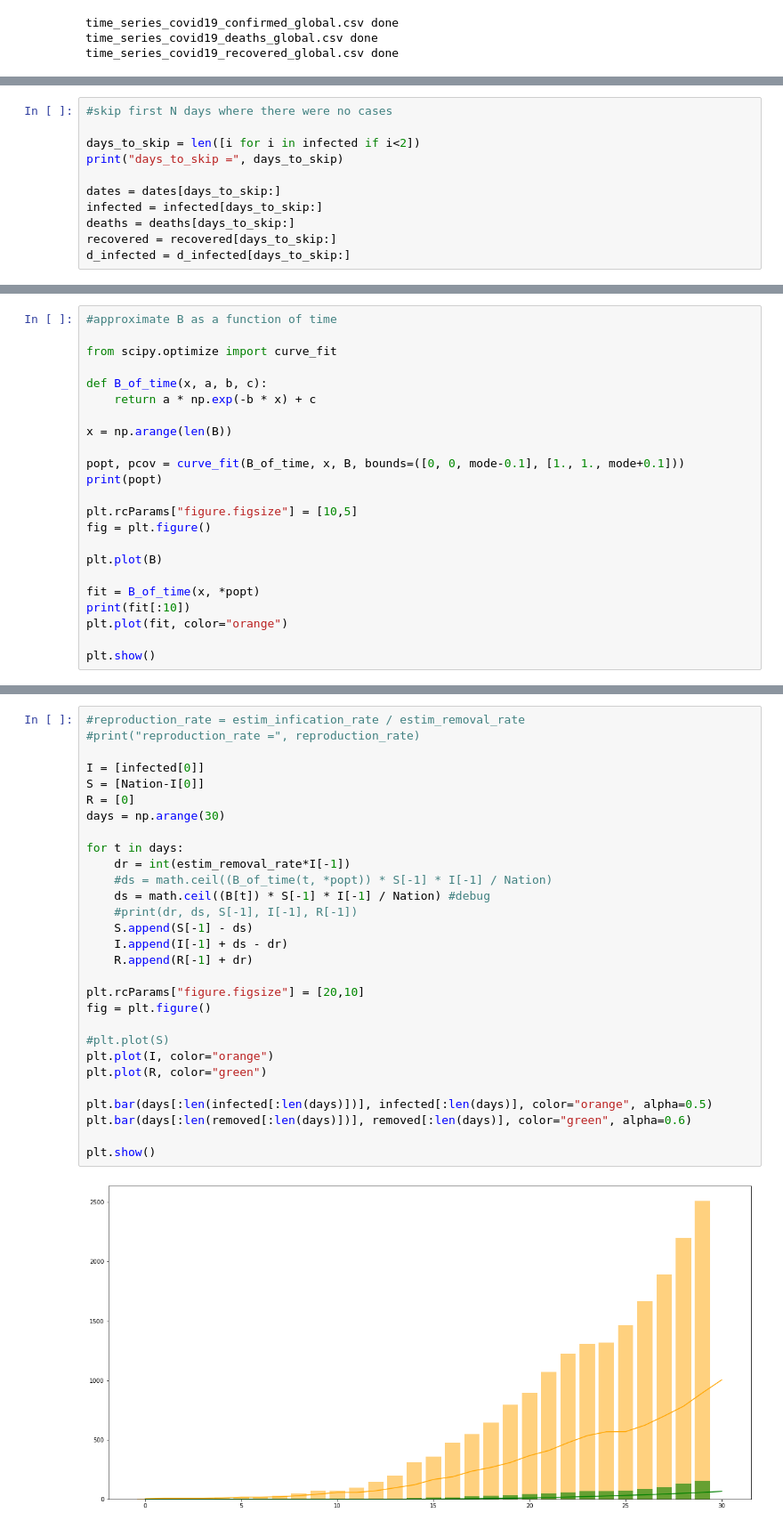
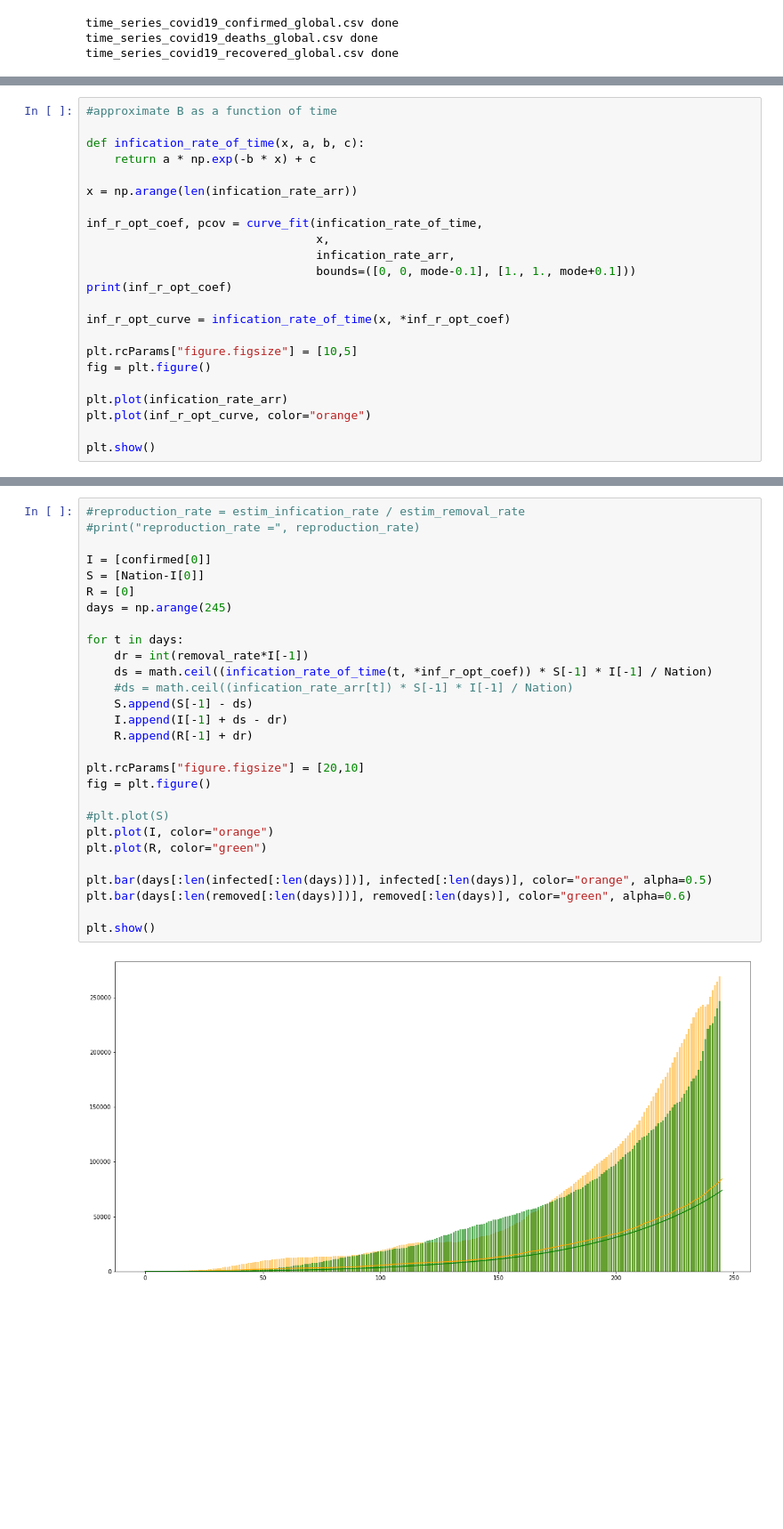
Before and after one commit to FelisLynx/corona_predictor, a Jupyter notebook: corona_predictor_SIR.ipynb, the cells around one changed output, grey strips where cells are left out. Shown at 89% size. Saved outputs shown, nothing was run; the diff lists cells and outputs as text; blank space fills up the shorter version.

```diff
--- a/corona_predictor_SIR.ipynb
+++ b/corona_predictor_SIR.ipynb
@@ -61,11 +91,0 @@ d_infected = [0] + [j-i for i, j in zip(infected, infected[1:])]
-# %%
-#skip first N days where there were no cases
-
-days_to_skip = len([i for i in infected if i<2])
-print("days_to_skip =", days_to_skip)
-
-dates = dates[days_to_skip:]
-infected = infected[days_to_skip:]
-deaths = deaths[days_to_skip:]
-recovered = recovered[days_to_skip:]
-d_infected = d_infected[days_to_skip:]
@@ -198,24 +189,24 @@ hist mode = 0.026666667733333375
 # %%
 #approximate B as a function of time
 
-from scipy.optimize import curve_fit
-
-def B_of_time(x, a, b, c):
+def infication_rate_of_time(x, a, b, c):
     return a * np.exp(-b * x) + c
 
-x = np.arange(len(B))
+x = np.arange(len(infication_rate_arr))
 
-popt, pcov = curve_fit(B_of_time, x, B, bounds=([0, 0, mode-0.1], [1., 1., mode+0.1]))
-print(popt)
+inf_r_opt_coef, pcov = curve_fit(infication_rate_of_time,
+                                 x,
+                                 infication_rate_arr,
+                                 bounds=([0, 0, mode-0.1], [1., 1., mode+0.1]))
+print(inf_r_opt_coef)
+
+inf_r_opt_curve = infication_rate_of_time(x, *inf_r_opt_coef)
 
 plt.rcParams["figure.figsize"] = [10,5]
 fig = plt.figure()
 
-plt.plot(B)
-
-fit = B_of_time(x, *popt)
-print(fit[:10])
-plt.plot(fit, color="orange")
+plt.plot(infication_rate_arr)
+plt.plot(inf_r_opt_curve, color="orange")
 
 plt.show()
 # %% [output]
@@ -226,31 +215,30 @@ plt.show()
 # %%
 #reproduction_rate = estim_infication_rate / estim_removal_rate
 #print("reproduction_rate =", reproduction_rate)
 
-I = [infected[0]]
+I = [confirmed[0]]
 S = [Nation-I[0]]
 R = [0]
-days = np.arange(30)
+days = np.arange(245)
 
 for t in days:
-    dr = int(estim_removal_rate*I[-1])
-    #ds = math.ceil((B_of_time(t, *popt)) * S[-1] * I[-1] / Nation)
-    ds = math.ceil((B[t]) * S[-1] * I[-1] / Nation) #debug
-    #print(dr, ds, S[-1], I[-1], R[-1])
+    dr = int(removal_rate*I[-1])
+    ds = math.ceil((infication_rate_of_time(t, *inf_r_opt_coef)) * S[-1] * I[-1] / Nation)
+    #ds = math.ceil((infication_rate_arr[t]) * S[-1] * I[-1] / Nation)
     S.append(S[-1] - ds)
     I.append(I[-1] + ds - dr)
     R.append(R[-1] + dr)
 
 plt.rcParams["figure.figsize"] = [20,10]
 fig = plt.figure()
 
 #plt.plot(S)
 plt.plot(I, color="orange")
 plt.plot(R, color="green")
 
 plt.bar(days[:len(infected[:len(days)])], infected[:len(days)], color="orange", alpha=0.5)
 plt.bar(days[:len(removed[:len(days)])], removed[:len(days)], color="green", alpha=0.6)
 
 plt.show()
 # %% [output]
-[figure, old version]
+[figure, new version]
```
Also changed, not shown: parts of 12 cells of this notebook, 1 other file.
